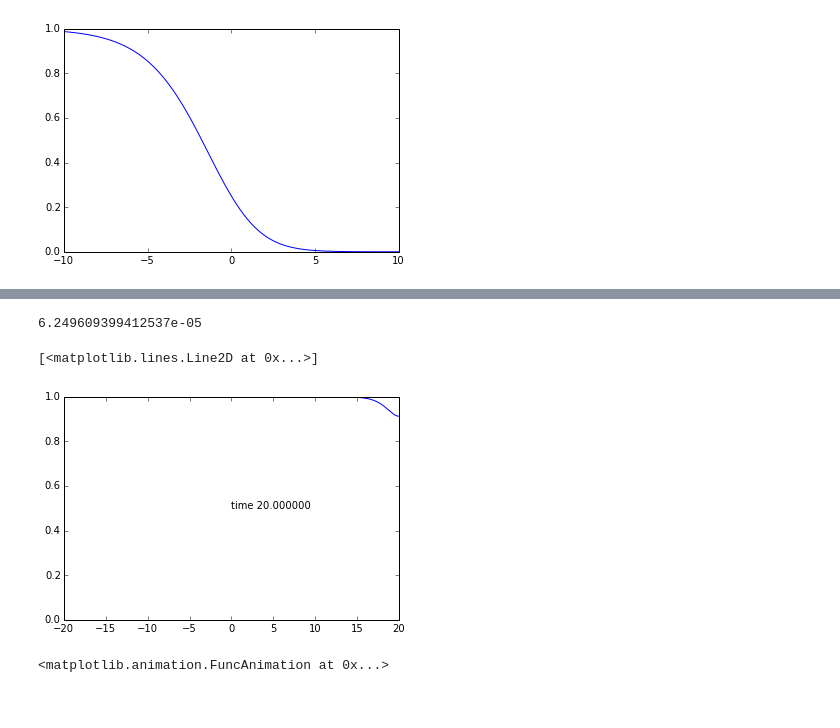
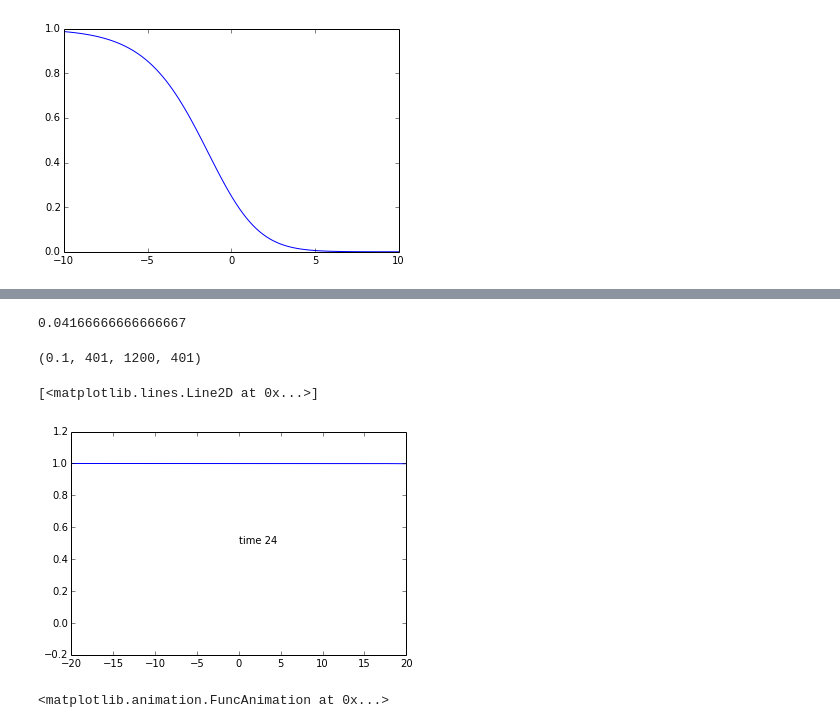
Before and after one commit to cchuang2009/DyLabIPy, a Jupyter notebook: DiffEq/diffusion.ipynb, the cells around one changed output, grey strips where cells are left out. Drawn from its saved outputs; the diff is of its cells as text; code cells hidden in the pictures.

```diff
--- a/DiffEq/diffusion.ipynb
+++ b/DiffEq/diffusion.ipynb
@@ -265,0 +234,16 @@ plt.plot(x,ui)
+# %%
+ui = np.zeros([nx])
+u = np.zeros([nx])
+x=np.linspace(-20,20,nx)
+f=lambda x,t: (1+np.exp((x+c*t)/2.))**(-2.)
+
+for i in np.arange(nx):
+    ui[i]=f(x[i],0)
+plt.xlim(-20,20)
+plt.ylim(-0.2,1.2)
+for i in np.arange(5000):
+    ui=evolve_ts(u,ui)
+    if (i%1200==0):
+       plt.plot(x,ui,'r--')
+plt.text(4,1,'Travelling Wave',size=16)
+plt.text(0,0.5, r'$\circ\to$',size=36,color='green')
@@ -270,7 +257,7 @@ K=1.
 c=1.
 
 def fish_sim(dx,dt,b0,b1,c,UI,timesteps):
-    nx=int((b1-b0)/dx)
+    nx=int((b1-b0)/dx)+1
     dx2=dx**2.
 
     ui = UI
@@ -296,7 +283,7 @@ def fish_sim(dx,dt,b0,b1,c,UI,timesteps):
 dx=0.1
 dt=0.02
 b0=-20.;b1=20.;
-nx=int((b1-b0)/dx)
+nx=int((b1-b0)/dx)+1
 x=np.linspace(-20,20,nx)
 ui = np.zeros([nx])
 u = np.zeros([nx])
@@ -306,23 +293,26 @@ f=lambda x,t: (1+np.exp((x+c*t)/2.))**(-2.)
 
 for i in np.arange(nx):
     ui[i]=f(x[i],0)
-timesteps=1000
+timesteps=1200
 # %%
-dx=1./nx
 dx2=dx*dx
 dx2/(r*dx2+D)
-1/(r+D/dx2)
+1/(4*r+2*D/dx2)
 # %% [output]
-6.249609399412537e-05
+0.04166666666666667
+# %%
+dx,nx,timesteps,len(ui)
+# %% [output]
+(0.1, 401, 1200, 401)
 # %%
 F=fish_sim(dx,dt,-20,20,c,ui,timesteps+1)
 # %%
 plt.xlim(-20,20)
-plt.ylim(0,1)
-ttime=float(timesteps)*dt
-plt.text(0,0.5,'time %f' %ttime)
+plt.ylim(-.2,1.2)
+ttime=int(timesteps*dt)
+plt.text(0,0.5,'time %d' %ttime)
 plt.plot(x,F[:,-1])
 # %% [output]
 [<matplotlib.lines.Line2D at 0x...>]
-[figure, old version]
+[figure, new version]
 # %%
```
Also changed, not shown: parts of 12 cells of this notebook.
